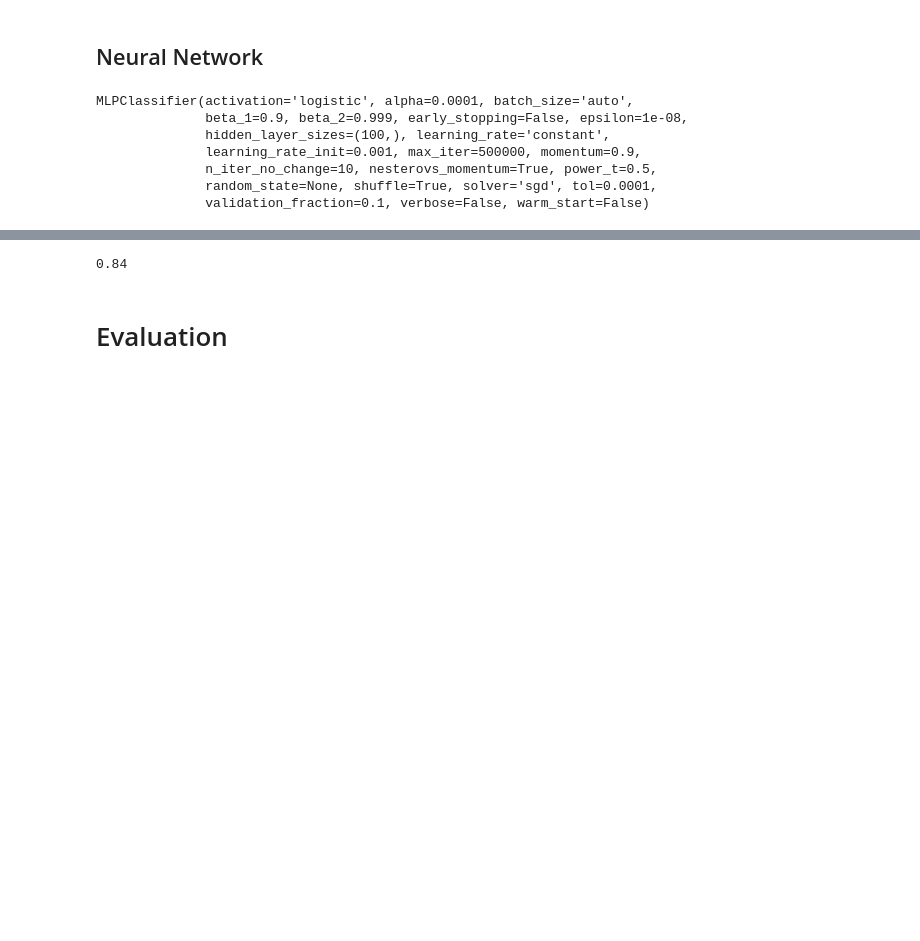
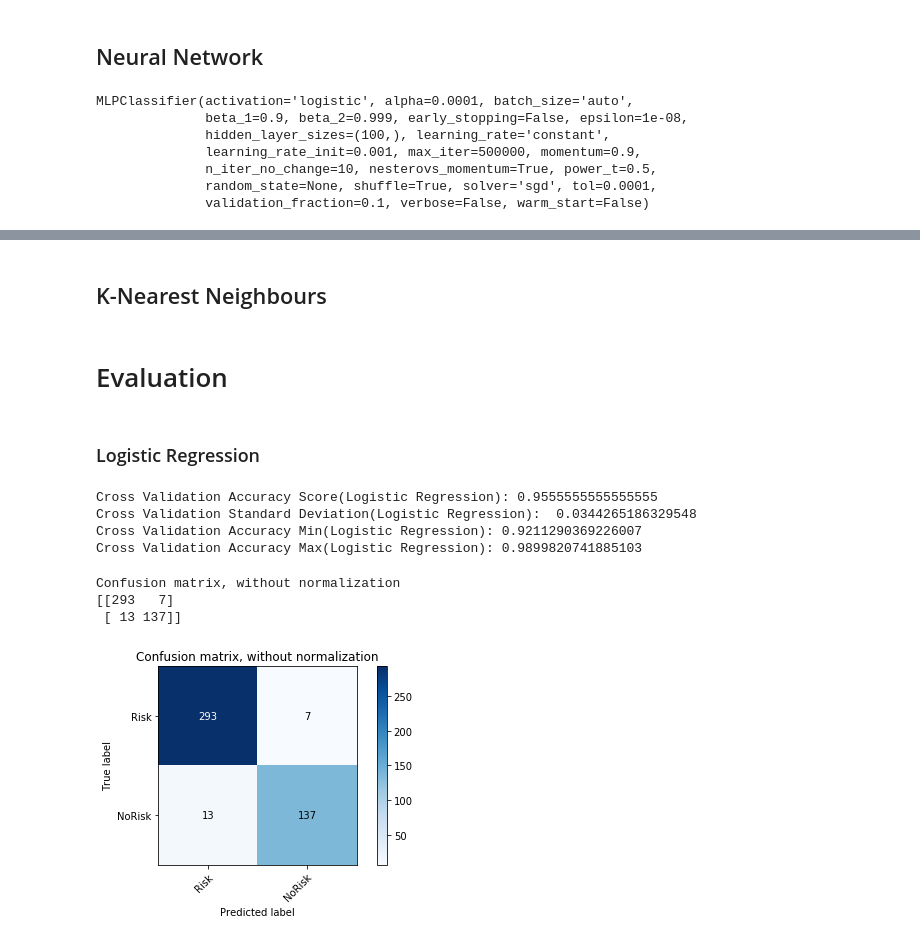
Before and after one commit to JamesDun2866/Data-Mining, a Jupyter notebook: ACW/ ACW.ipynb, the cells around one changed output, grey strips where cells are left out. Drawn from its saved outputs; the diff is of its cells as text; code cells hidden in the pictures; blank space fills up the shorter version.

```diff
--- a/ACW/ ACW.ipynb
+++ b/ACW/ ACW.ipynb
@@ -990,11 +908,28 @@ Normalized confusion matrix
-# %%
-#Sklearn Accuracy_score Documentation - https://scikit-learn.org/stable/modules/generated/sklearn.metrics.accuracy_score.html
-
-#Find the accuracy of the model using the predicted dataset and the actual dataset
-
-NeuralNetworkAccuracy= accuracy_score(yTest,yPredictNeuralNetwork,normalize = True)
-print("%0.2f"%NeuralNetworkAccuracy)#Print accuracy score
-# %% [output]
-0.84
+# %% [markdown]
+## K-Nearest Neighbours
 # %% [markdown]
 # Evaluation
+# %% [markdown]
+### Logistic Regression
+# %%
+LogisticRegressionCrossVal = cross_val_score(LogisticRegressionModel,xTest, YtestarrayLogisticRegression, cv=10)
+print ("Cross Validation Accuracy Score(Logistic Regression):" ,np.average(LogisticRegressionCrossVal))
+print("Cross Validation Standard Deviation(Logistic Regression): ",LogisticRegressionCrossVal.std())
+print("Cross Validation Accuracy Min(Logistic Regression):",np.average(LogisticRegressionCrossVal)-LogisticRegressionCrossVal.std())
+print("Cross Validation Accuracy Max(Logistic Regression):",np.average(LogisticRegressionCrossVal)+ LogisticRegressionCrossVal.std())
+# %% [output]
+Cross Validation Accuracy Score(Logistic Regression): 0.9555555555555555
+Cross Validation Standard Deviation(Logistic Regression):  0.0344265186329548
+Cross Validation Accuracy Min(Logistic Regression): 0.9211290369226007
+Cross Validation Accuracy Max(Logistic Regression): 0.9899820741885103
+# %%
+yPredCrossValLogisticRegression = cross_val_predict(LogisticRegressionModel, xTest, YtestarrayLogisticRegression, cv=10)
+
+#plot confusion matrix based on Predicted data and real data
+plot_confusion_matrix(YtestarrayLogisticRegression, yPredCrossValLogisticRegression, classes=classes, title='Confusion matrix, without normalization')
+ConfusionLogisticRegression = confusion_matrix(YtestarrayLogisticRegression, yPredCrossValLogisticRegression)
+# %% [output]
+Confusion matrix, without normalization
+[[293   7]
+ [ 13 137]]
+[figure, added]
```
Also changed, not shown: parts of 38 cells of this notebook.
